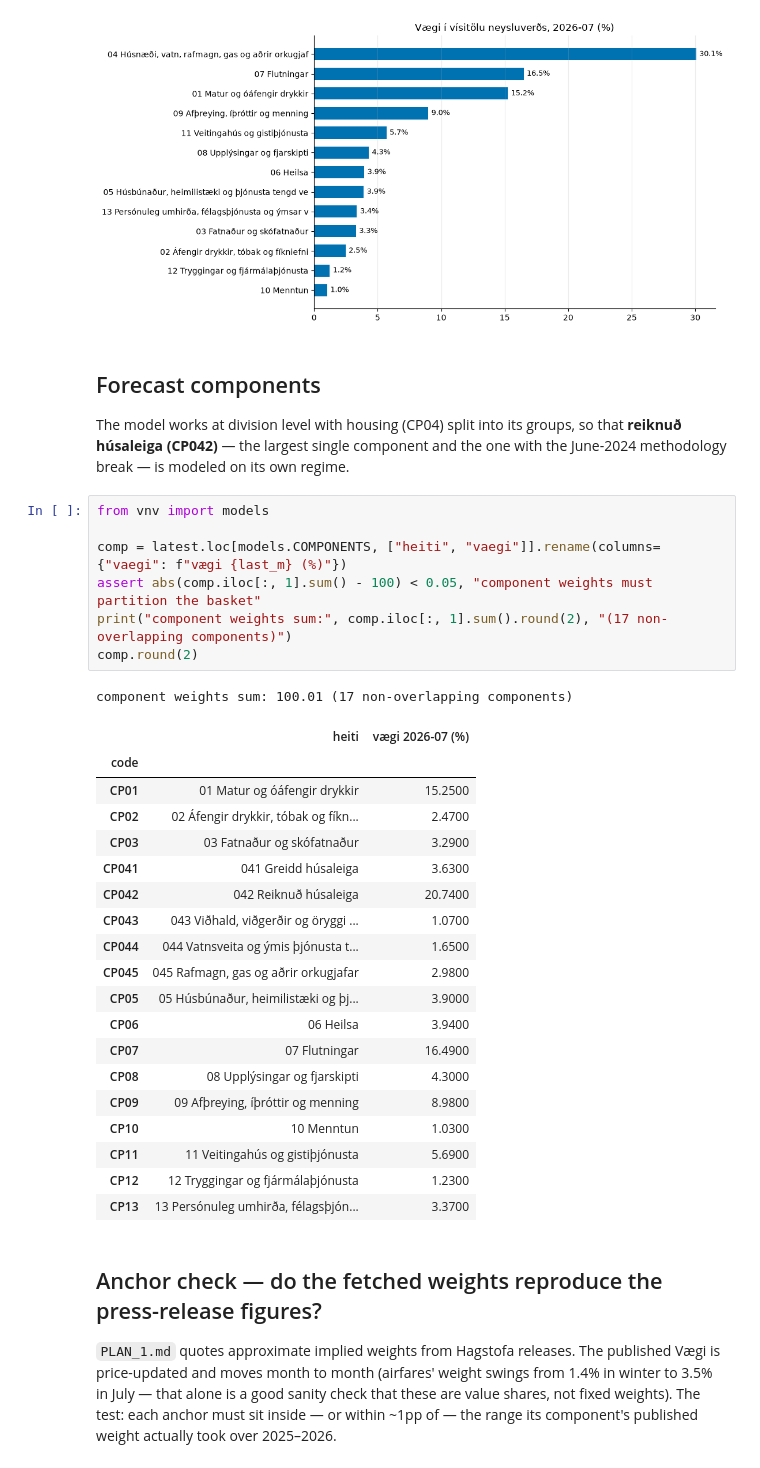
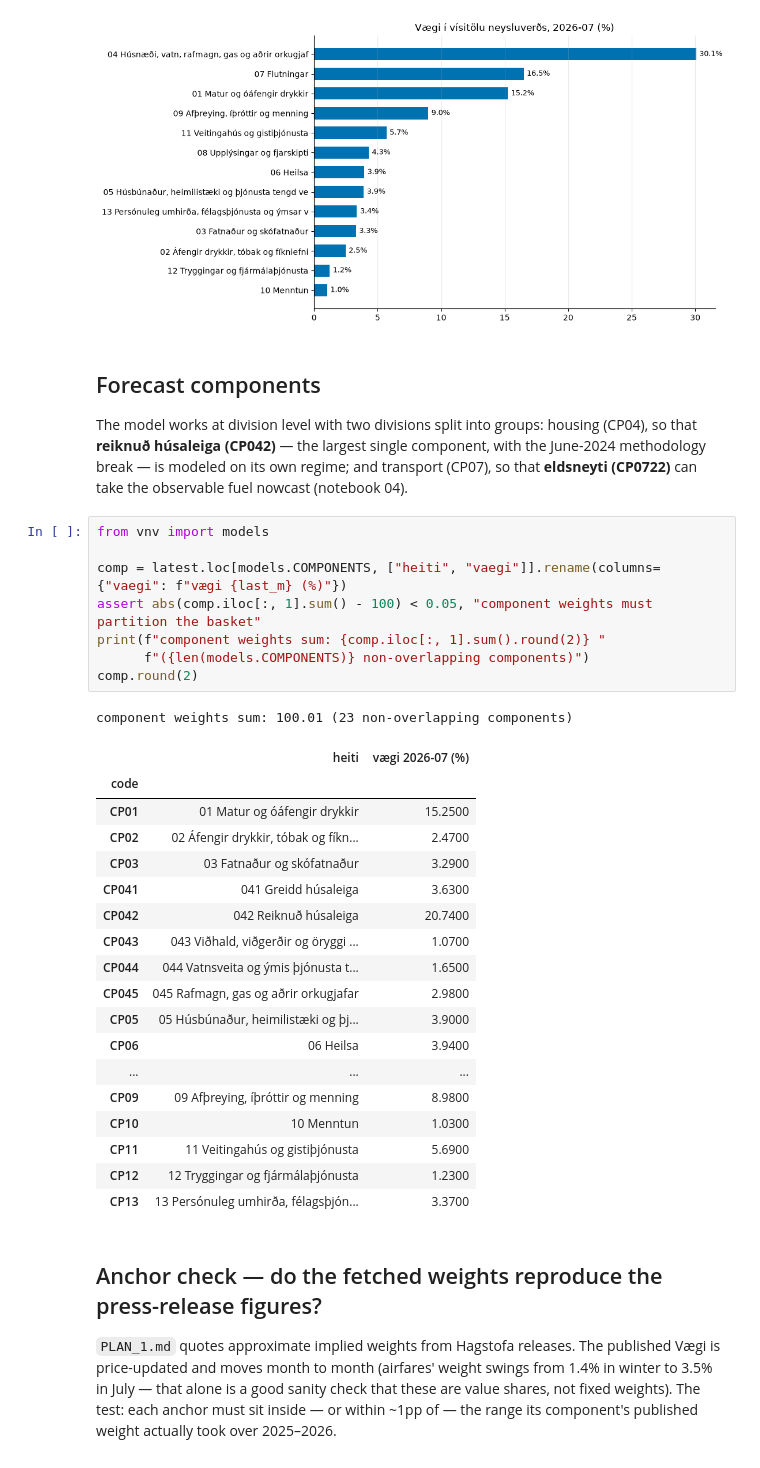
Before and after one commit to fridriksv-sys/CPI-Analysis, a Jupyter notebook: notebooks/01_data_and_weights.ipynb, the cells around one changed output. Cells and saved outputs as stored; diff of their text form.

```diff
--- a/notebooks/01_data_and_weights.ipynb
+++ b/notebooks/01_data_and_weights.ipynb
@@ -160,32 +160,33 @@ plt.tight_layout(); plt.show()
 # %% [markdown]
 ## Forecast components
 
-The model works at division level with housing (CP04) split into its groups, so that
-**reiknuð húsaleiga (CP042)** — the largest single component and the one with the
-June-2024 methodology break — is modeled on its own regime.
+The model works at division level with two divisions split into groups: housing (CP04),
+so that **reiknuð húsaleiga (CP042)** — the largest single component, with the June-2024
+methodology break — is modeled on its own regime; and transport (CP07), so that
+**eldsneyti (CP0722)** can take the observable fuel nowcast (notebook 04).
 # %%
 from vnv import models
 
 comp = latest.loc[models.COMPONENTS, ["heiti", "vaegi"]].rename(columns={"vaegi": f"vægi {last_m} (%)"})
 assert abs(comp.iloc[:, 1].sum() - 100) < 0.05, "component weights must partition the basket"
-print("component weights sum:", comp.iloc[:, 1].sum().round(2), "(17 non-overlapping components)")
+print(f"component weights sum: {comp.iloc[:, 1].sum().round(2)} "
+      f"({len(models.COMPONENTS)} non-overlapping components)")
 comp.round(2)
 # %% [output]
-component weights sum: 100.01 (17 non-overlapping components)
+component weights sum: 100.01 (23 non-overlapping components)
 |  | heiti | vægi 2026-07 (%) |
 | code |  |  |
 | CP01 | 01 Matur og óáfengir drykkir | 15.2500 |
 | CP02 | 02 Áfengir drykkir, tóbak og fíkn... | 2.4700 |
 | CP03 | 03 Fatnaður og skófatnaður | 3.2900 |
 | CP041 | 041 Greidd húsaleiga | 3.6300 |
 | CP042 | 042 Reiknuð húsaleiga | 20.7400 |
 | CP043 | 043 Viðhald, viðgerðir og öryggi ... | 1.0700 |
 | CP044 | 044 Vatnsveita og ýmis þjónusta t... | 1.6500 |
 | CP045 | 045 Rafmagn, gas og aðrir orkugjafar | 2.9800 |
 | CP05 | 05 Húsbúnaður, heimilistæki og þj... | 3.9000 |
 | CP06 | 06 Heilsa | 3.9400 |
-| CP07 | 07 Flutningar | 16.4900 |
-| CP08 | 08 Upplýsingar og fjarskipti | 4.3000 |
+| ... | ... | ... |
 | CP09 | 09 Afþreying, íþróttir og menning | 8.9800 |
 | CP10 | 10 Menntun | 1.0300 |
 | CP11 | 11 Veitingahús og gistiþjónusta | 5.6900 |
```
Also changed, not shown: 15 other files.
